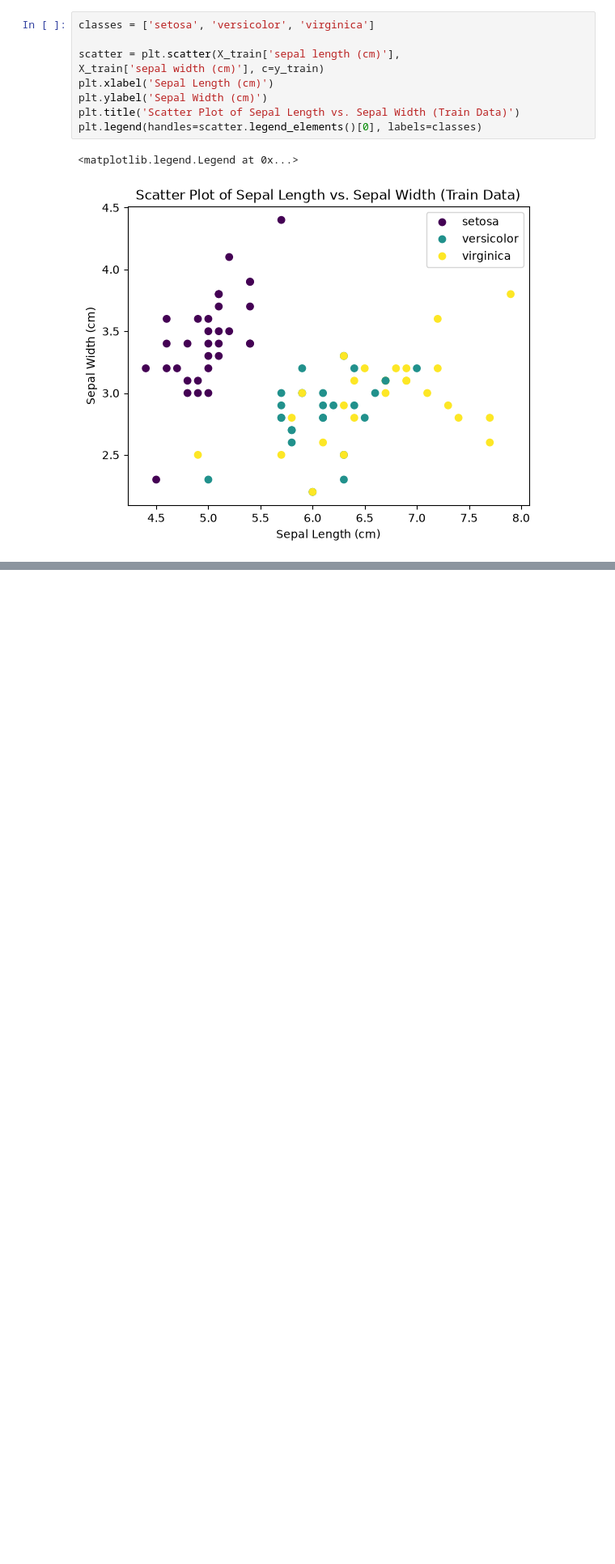
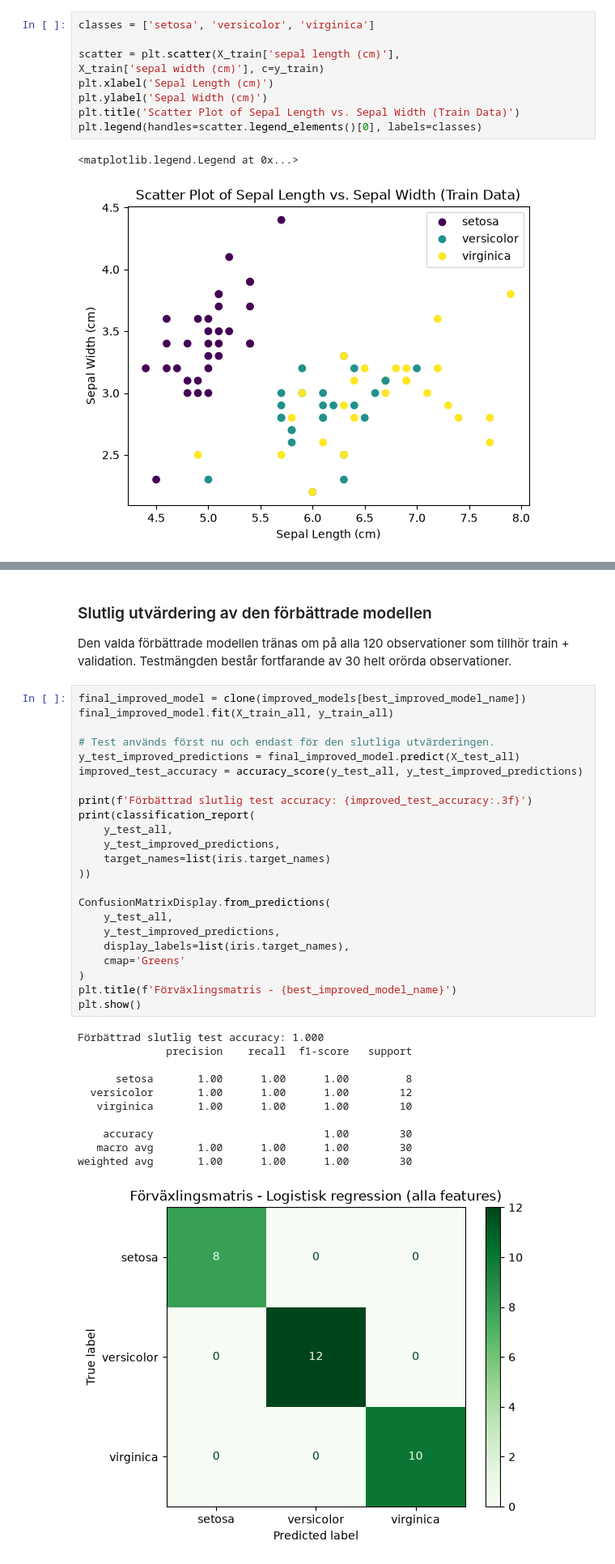
Before and after one commit to FatimaAlMurtadha/MyFirstML, a Jupyter notebook: ÖvningsUppgifterFatima/Kapetal-4/blommor_ML.ipynb, the cells around one changed output, grey strips where cells are left out. Shown at 81% size. Drawn from its saved outputs; the diff is of its cells as text; blank space fills up the shorter version.

```diff
--- a/ÖvningsUppgifterFatima/Kapetal-4/blommor_ML.ipynb
+++ b/ÖvningsUppgifterFatima/Kapetal-4/blommor_ML.ipynb
@@ -51,0 +161,39 @@ plt.legend(handles=scatter.legend_elements()[0], labels=classes)
+# %% [markdown]
+### Slutlig utvärdering av den förbättrade modellen
+
+Den valda förbättrade modellen tränas om på alla 120 observationer som tillhör train + validation. Testmängden består fortfarande av 30 helt orörda observationer.
+# %%
+final_improved_model = clone(improved_models[best_improved_model_name])
+final_improved_model.fit(X_train_all, y_train_all)
+
+# Test används först nu och endast för den slutliga utvärderingen.
+y_test_improved_predictions = final_improved_model.predict(X_test_all)
+improved_test_accuracy = accuracy_score(y_test_all, y_test_improved_predictions)
+
+print(f'Förbättrad slutlig test accuracy: {improved_test_accuracy:.3f}')
+print(classification_report(
+    y_test_all,
+    y_test_improved_predictions,
+    target_names=list(iris.target_names)
+))
+
+ConfusionMatrixDisplay.from_predictions(
+    y_test_all,
+    y_test_improved_predictions,
+    display_labels=list(iris.target_names),
+    cmap='Greens'
+)
+plt.title(f'Förväxlingsmatris - {best_improved_model_name}')
+plt.show()
+# %% [output]
+Förbättrad slutlig test accuracy: 1.000
+              precision    recall  f1-score   support
+
+      setosa       1.00      1.00      1.00         8
+  versicolor       1.00      1.00      1.00        12
+   virginica       1.00      1.00      1.00        10
+
+    accuracy                           1.00        30
+   macro avg       1.00      1.00      1.00        30
+weighted avg       1.00      1.00      1.00        30
+[figure, added]
```
Also changed, not shown: parts of 11 cells of this notebook, 2 other files.
